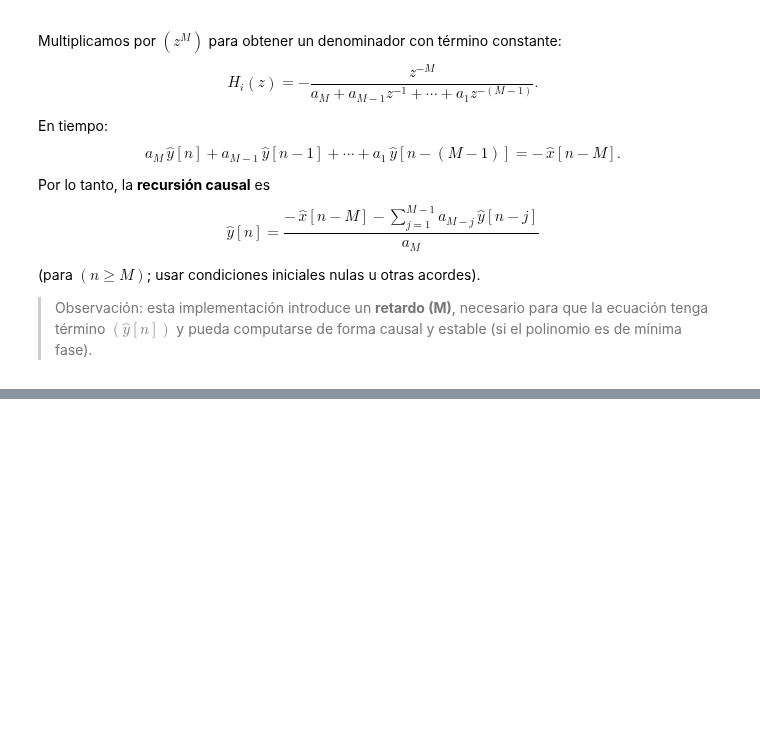
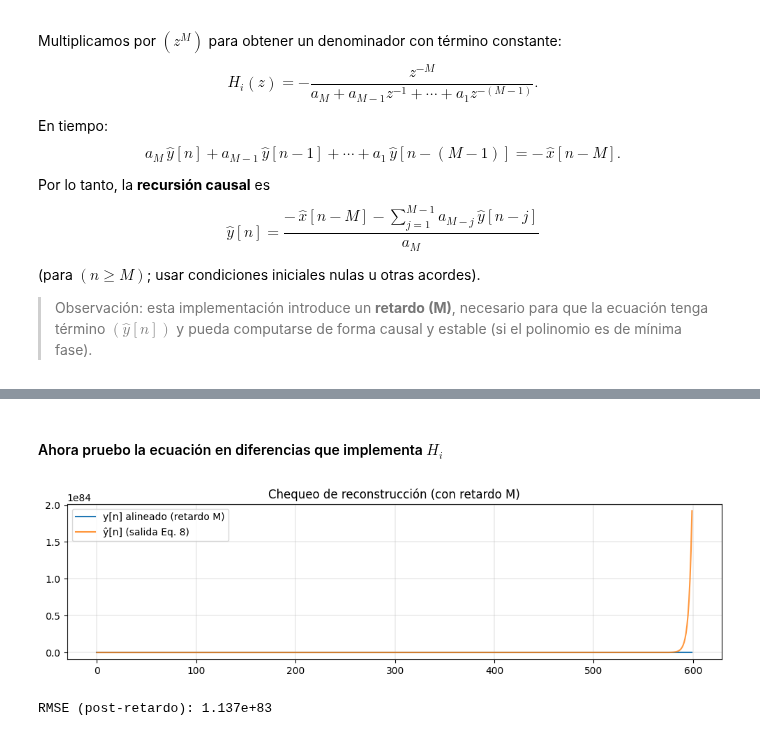
Before and after one commit to emiliano-ipa/AST1-CEIA-UBA-TP2, a Jupyter notebook: AST1_CEIA_UBA_TP2.ipynb, the cells around one changed output, grey strips where cells are left out. Cells and saved outputs as stored; diff of their text form; code cells hidden in the pictures; blank space fills up the shorter version.

```diff
--- a/AST1_CEIA_UBA_TP2.ipynb
+++ b/AST1_CEIA_UBA_TP2.ipynb
@@ -901,0 +953,23 @@ yhat_lf  = hi_filter_lfilter(xhat, a)
+# %% [markdown]
+#### Ahora pruebo la ecuación en diferencias que implementa $H_i$
+# %%
+# yhat = salida del filtro del Ej. 8, con entrada xhat y coeficientes a
+yhat = hi_filter_lfilter(xhat, a)
+
+# Comparación con el original (recordá que hay retardo M)
+M = len(a)
+y_cmp = np.zeros_like(yhat)
+y_cmp[M:] = seg[:-M]            # seg “atrasado” M muestras para alinear
+
+plt.figure(figsize=(10,3))
+plt.plot(y_cmp, label='y[n] alineado (retardo M)')
+plt.plot(yhat, label='ŷ[n] (salida Eq. 8)', alpha=0.8)
+plt.legend(); plt.title('Chequeo de reconstrucción (con retardo M)')
+plt.grid(True, linewidth=0.3); plt.tight_layout(); plt.show()
+
+# Error (después del retardo)
+err = yhat[M:] - seg[:-M]
+print(f"RMSE (post-retardo): {np.sqrt(np.mean(err**2)):.3e}")
+# %% [output]
+[figure, added]
+RMSE (post-retardo): 1.137e+83
```
Also changed, not shown: parts of 34 cells of this notebook.
